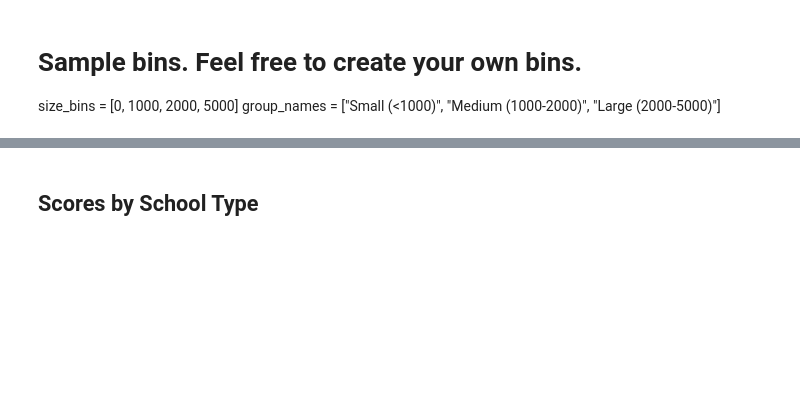
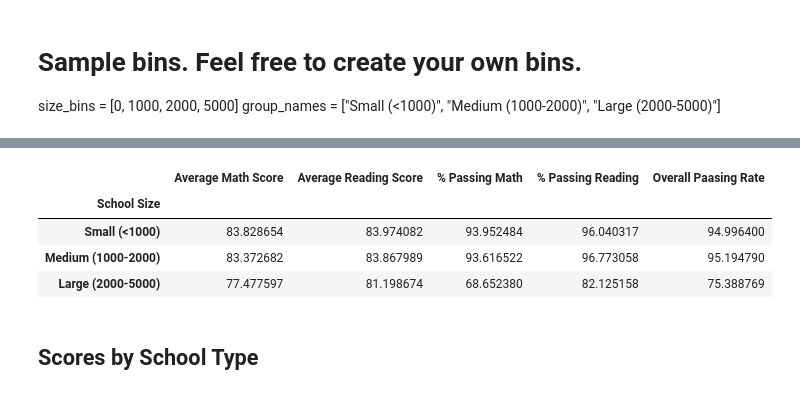
Before and after one commit to land-edi/python-challenge, a Jupyter notebook: Pandas/PyCitySchools_starter/PyCitySchools_starter.ipynb, the cells around one changed output, grey strips where cells are left out. Drawn from its saved outputs; the diff is of its cells as text; code cells hidden in the pictures; blank space fills up the shorter version.

```diff
--- a/Pandas/PyCitySchools_starter/PyCitySchools_starter.ipynb
+++ b/Pandas/PyCitySchools_starter/PyCitySchools_starter.ipynb
@@ -309,3 +291,18 @@ size_range_score
+# %%
+school_summary["School Size"] = pd.cut(school_summary["Total Student"], bins = size_bins, labels = group_names, right = False)
+size_group = school_summary.groupby("School Size")
+size_range = pd.DataFrame(size_group["Total Math Score"].sum() / size_group["Total Student"].sum(), columns = ["Average Math Score"])
+size_range["Average Reading Score"] = size_group["Total Reading Score"].sum() / size_group["Total Student"].sum()
+size_range["% Passing Math"] = size_group["Number Passing Math"].sum() * 100 / size_group["Total Student"].sum()
+size_range["% Passing Reading"] = size_group["Number Passing Reading"].sum() * 100 / size_group["Total Student"].sum()
+size_range["Overall Paasing Rate"] = (size_range["% Passing Math"] + size_range["% Passing Reading"]) / 2
+size_range
+# %% [output]
+|  | Average Math Score | Average Reading Score | % Passing Math | % Passing Reading | Overall Paasing Rate |
+| School Size |  |  |  |  |  |
+| Small (<1000) | 83.828654 | 83.974082 | 93.952484 | 96.040317 | 94.996400 |
+| Medium (1000-2000) | 83.372682 | 83.867989 | 93.616522 | 96.773058 | 95.194790 |
+| Large (2000-5000) | 77.477597 | 81.198674 | 68.652380 | 82.125158 | 75.388769 |
 # %% [markdown]
 ## Scores by School Type
 # %% [markdown]
```
Also changed, not shown: parts of 11 cells of this notebook.
